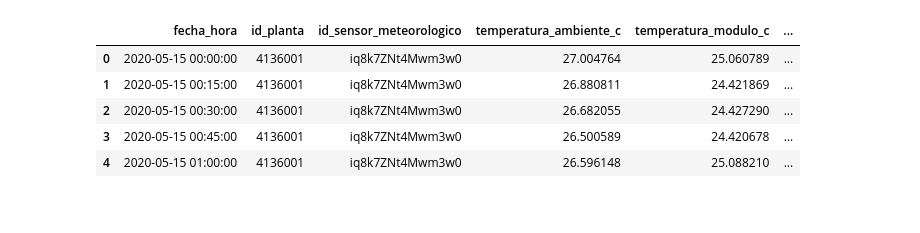
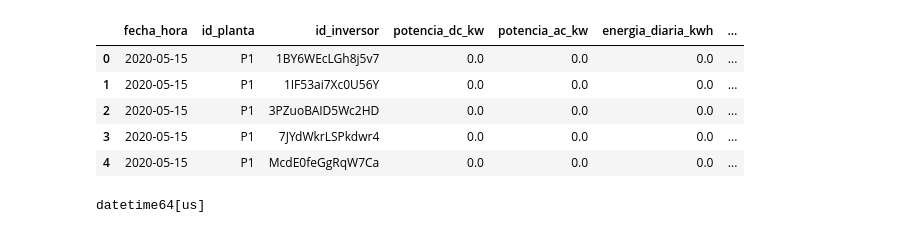
Before and after one commit to PabloHVega/Solar-Plants, a Jupyter notebook: notebooks/01_ImportacionDatos.ipynb, the cells around one changed output. Drawn from its saved outputs; the diff is of its cells as text; code cells hidden in the pictures.

Commit message:
Exploracion Potencia

```diff
--- a/notebooks/01_ImportacionDatos.ipynb
+++ b/notebooks/01_ImportacionDatos.ipynb
@@ -11,11 +11,11 @@ p1s = pd.read_csv(Path(os.getcwd()).parent / "datos" / "brutos" / "Planta1_Senso
 p2g = pd.read_csv(Path(os.getcwd()).parent / "datos" / "brutos" / "Planta2_Generacion.csv")
 p2s = pd.read_csv(Path(os.getcwd()).parent / "datos" / "brutos" / "Planta2_Sensores.csv")
 # %%
-p2s.head()
+p1g.head()
 # %% [output]
-|  | fecha_hora | id_planta | id_sensor_meteorologico | temperatura_ambiente_c | temperatura_modulo_c | ... |
-| 0 | 2020-05-15 00:00:00 | 4136001 | iq8k7ZNt4Mwm3w0 | 27.004764 | 25.060789 | ... |
-| 1 | 2020-05-15 00:15:00 | 4136001 | iq8k7ZNt4Mwm3w0 | 26.880811 | 24.421869 | ... |
-| 2 | 2020-05-15 00:30:00 | 4136001 | iq8k7ZNt4Mwm3w0 | 26.682055 | 24.427290 | ... |
-| 3 | 2020-05-15 00:45:00 | 4136001 | iq8k7ZNt4Mwm3w0 | 26.500589 | 24.420678 | ... |
-| 4 | 2020-05-15 01:00:00 | 4136001 | iq8k7ZNt4Mwm3w0 | 26.596148 | 25.088210 | ... |
+|  | fecha_hora | id_planta | id_inversor | potencia_dc_kw | potencia_ac_kw | energia_diaria_kwh | ... |
+| 0 | 2020-05-15 | P1 | 1BY6WEcLGh8j5v7 | 0.0 | 0.0 | 0.0 | ... |
+| 1 | 2020-05-15 | P1 | 1IF53ai7Xc0U56Y | 0.0 | 0.0 | 0.0 | ... |
+| 2 | 2020-05-15 | P1 | 3PZuoBAID5Wc2HD | 0.0 | 0.0 | 0.0 | ... |
+| 3 | 2020-05-15 | P1 | 7JYdWkrLSPkdwr4 | 0.0 | 0.0 | 0.0 | ... |
+| 4 | 2020-05-15 | P1 | McdE0feGgRqW7Ca | 0.0 | 0.0 | 0.0 | ... |
@@ -21,0 +24,5 @@ p2s.head()
+# %%
+# Verificar el tipo de dato de la columna "fecha_hora"
+print(p1g["fecha_hora"].dtype)
+# %% [output]
+datetime64[us]
```
Also changed, not shown: parts of 7 cells of this notebook.
